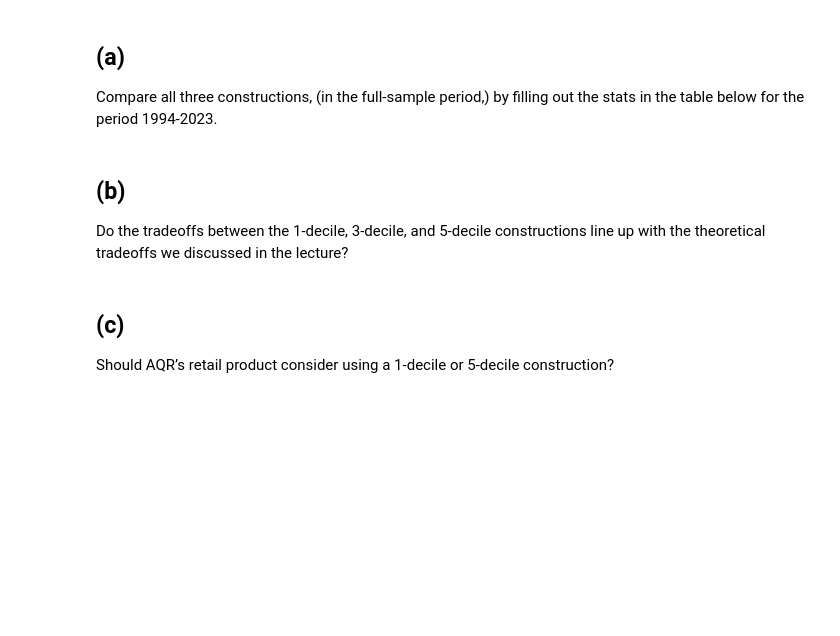
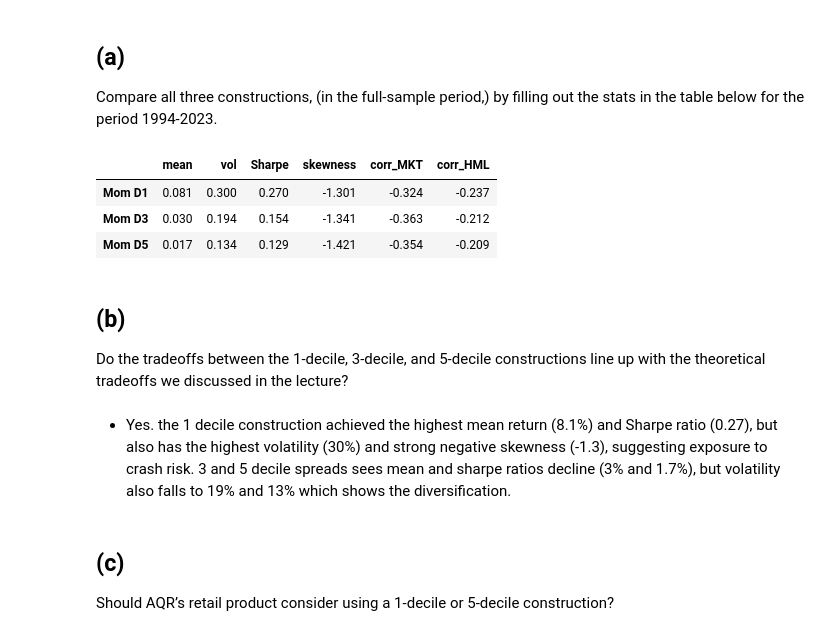
Before and after one commit to Rhazi/portfolio_Group_B4, a Jupyter notebook: Group_B_HMW_6.ipynb, the cells around one changed output. Saved outputs shown, nothing was run; the diff lists cells and outputs as text; code cells hidden in the pictures; blank space fills up the shorter version.

```diff
--- a/Group_B_HMW_6.ipynb
+++ b/Group_B_HMW_6.ipynb
@@ -219,9 +219,66 @@ Assess how sensitive the threshold for the “winners” and “losers” is in
 # %% [markdown]
 ## (a)
 Compare all three constructions, (in the full-sample period,) by filling out the stats in the table below for the period 1994-2023.
+# %%
+# --- Window ---
+start, end = "1994-01-01", "2024-12-31"
+win = lambda s: s.loc[(s.index>=start) & (s.index<=end)]
+
+dec = win(df_deciles)
+fac = win(df_factors)  # contains MKT, SMB, HML, and UMD (you added UMD above)
+
+# --- Construct momentum legs from decile TOTAL returns ---
+# D1  = Hi - Lo
+momD1 = dec['Hi PRIOR'] - dec['Lo PRIOR']
+
+# D3  = avg(top 3) - avg(bottom 3)
+top3 = dec[['PRIOR 8','PRIOR 9','Hi PRIOR']].mean(axis=1)
+bot3 = dec[['Lo PRIOR','PRIOR 2','PRIOR 3']].mean(axis=1)
+momD3 = top3 - bot3
+
+# D5  = avg(top 5) - avg(bottom 5)
+top5 = dec[['PRIOR 6','PRIOR 7','PRIOR 8','PRIOR 9','Hi PRIOR']].mean(axis=1)
+bot5 = dec[['Lo PRIOR','PRIOR 2','PRIOR 3','PRIOR 4','PRIOR 5']].mean(axis=1)
+momD5 = top5 - bot5
+
+mom = pd.concat([momD1.rename('momD1'),
+                 momD3.rename('momD3'),
+                 momD5.rename('momD5')], axis=1).dropna()
+
+# --- Helper: annualized stats + correlations to MKT/HML ---
+import numpy as np
+from scipy.stats import skew
+
+def ann_stats(s, ref_mkt, ref_hml):
+    mu_a  = s.mean()*12
+    vol_a = s.std(ddof=1)*np.sqrt(12)
+    shp   = mu_a/vol_a if vol_a!=0 else np.nan
+    return pd.Series({
+        'mean': mu_a,
+        'vol': vol_a,
+        'Sharpe': shp,
+        'skewness': skew(s, bias=False),
+        'corr_MKT': s.corr(ref_mkt.loc[s.index]),
+        'corr_HML': s.corr(ref_hml.loc[s.index]),
+    })
+
+t3 = pd.concat({
+    r'Mom D1': ann_stats(mom['momD1'], fac['MKT'], fac['HML']),
+    r'Mom D3': ann_stats(mom['momD3'], fac['MKT'], fac['HML']),
+    r'Mom D5': ann_stats(mom['momD5'], fac['MKT'], fac['HML']),
+}, axis=1).T.round(3)
+
+t3
+# %% [output]
+|  | mean | vol | Sharpe | skewness | corr_MKT | corr_HML |
+| Mom D1 | 0.081 | 0.300 | 0.270 | -1.301 | -0.324 | -0.237 |
+| Mom D3 | 0.030 | 0.194 | 0.154 | -1.341 | -0.363 | -0.212 |
+| Mom D5 | 0.017 | 0.134 | 0.129 | -1.421 | -0.354 | -0.209 |
 # %% [markdown]
 ## (b)
 Do the tradeoffs between the 1-decile, 3-decile, and 5-decile constructions line up with the theoretical tradeoffs we discussed in the lecture?
+# %% [markdown]
+- Yes. the 1 decile construction achieved the highest mean return (8.1%) and Sharpe ratio (0.27), but also has the highest volatility (30%) and strong negative skewness (-1.3), suggesting exposure to crash risk. 3 and 5 decile spreads sees mean and sharpe ratios decline (3% and 1.7%), but volatility also falls to 19% and 13% which shows the diversification.
 # %% [markdown]
 ## (c)
 Should AQR’s retail product consider using a 1-decile or 5-decile construction?
```
Also changed, not shown: parts of 5 cells of this notebook.
